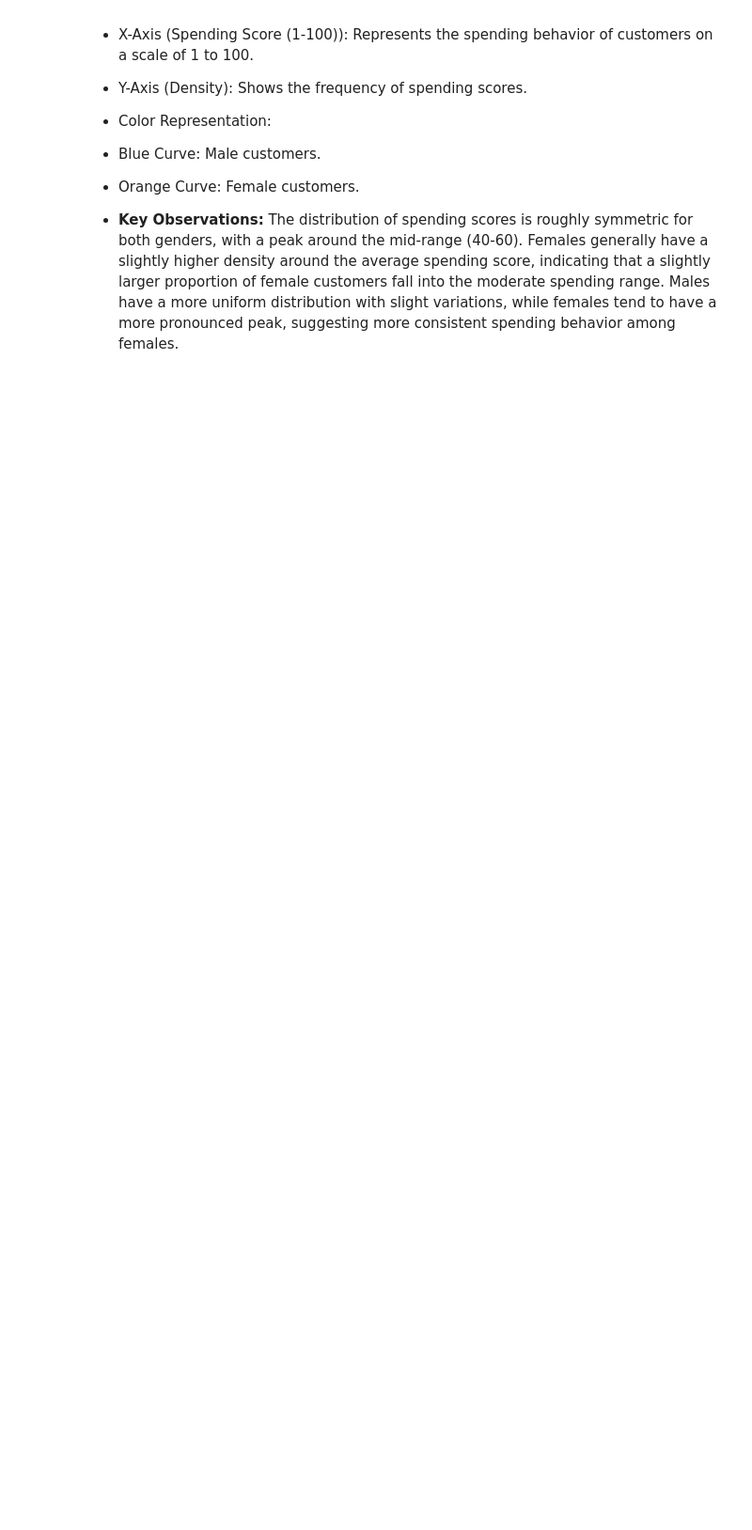
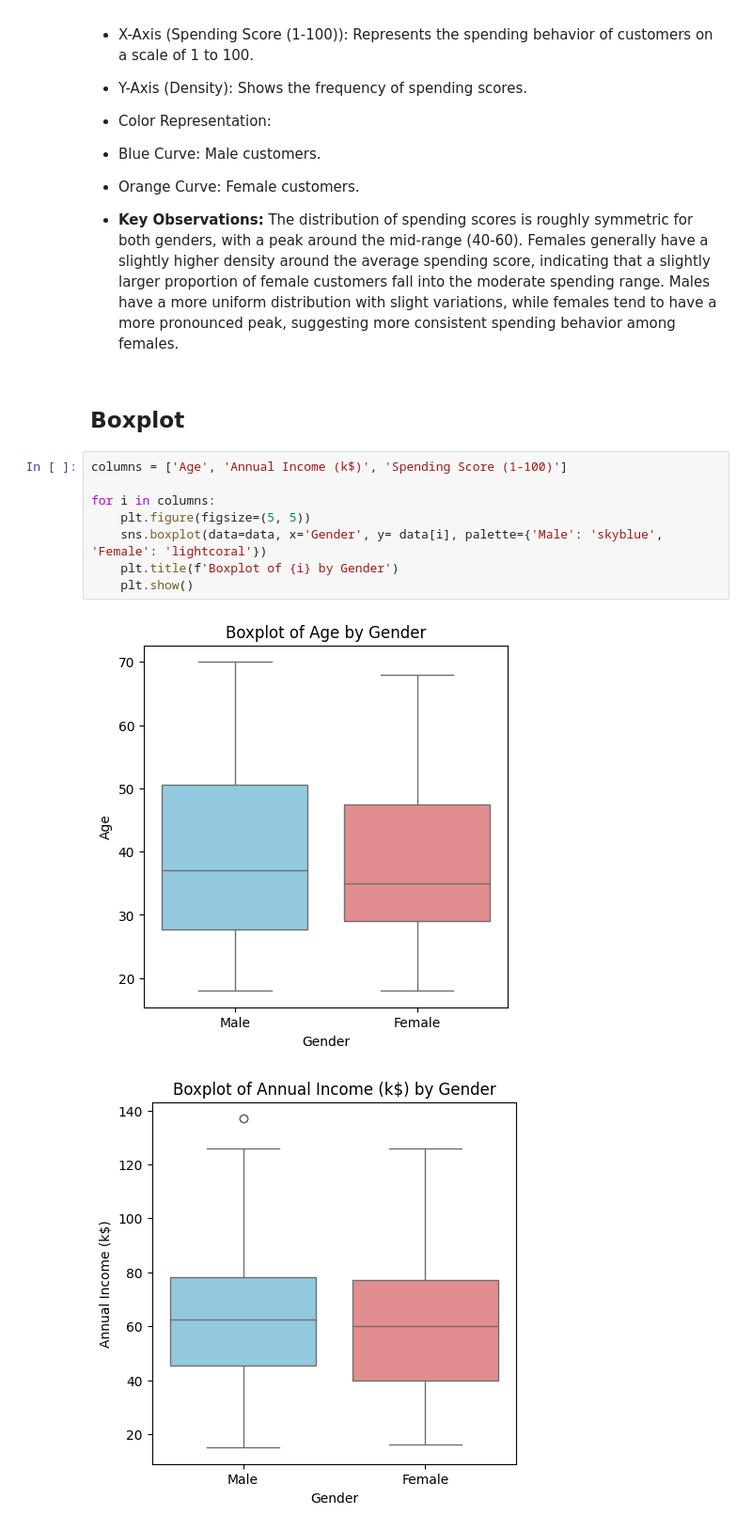
Before and after one commit to Payal2000/Customer-Segmentation-and-Clustering, a Jupyter notebook: Customer_Segmenation.ipynb, the cells around one changed output. Shown: that part at 94% size. Drawn from its saved outputs; the diff is of its cells as text; blank space fills up the shorter version.

```diff
--- a/Customer_Segmenation.ipynb
+++ b/Customer_Segmenation.ipynb
@@ -183,3 +183,16 @@ The distribution for males is slightly more spread out towards higher income lev
 - **Key Observations:** The distribution of spending scores is roughly symmetric for both genders, with a peak around the mid-range (40-60).
 Females generally have a slightly higher density around the average spending score, indicating that a slightly larger proportion of female customers fall into the moderate spending range.
 Males have a more uniform distribution with slight variations, while females tend to have a more pronounced peak, suggesting more consistent spending behavior among females.
+# %% [markdown]
+## **Boxplot**
+# %%
+columns = ['Age', 'Annual Income (k$)', 'Spending Score (1-100)']
+
+for i in columns:
+    plt.figure(figsize=(5, 5))
+    sns.boxplot(data=data, x='Gender', y= data[i], palette={'Male': 'skyblue', 'Female': 'lightcoral'})
+    plt.title(f'Boxplot of {i} by Gender')
+    plt.show()
+# %% [output]
+[figure, added]
+[figure, added]
```
Also changed, not shown: parts of 2 cells of this notebook.
